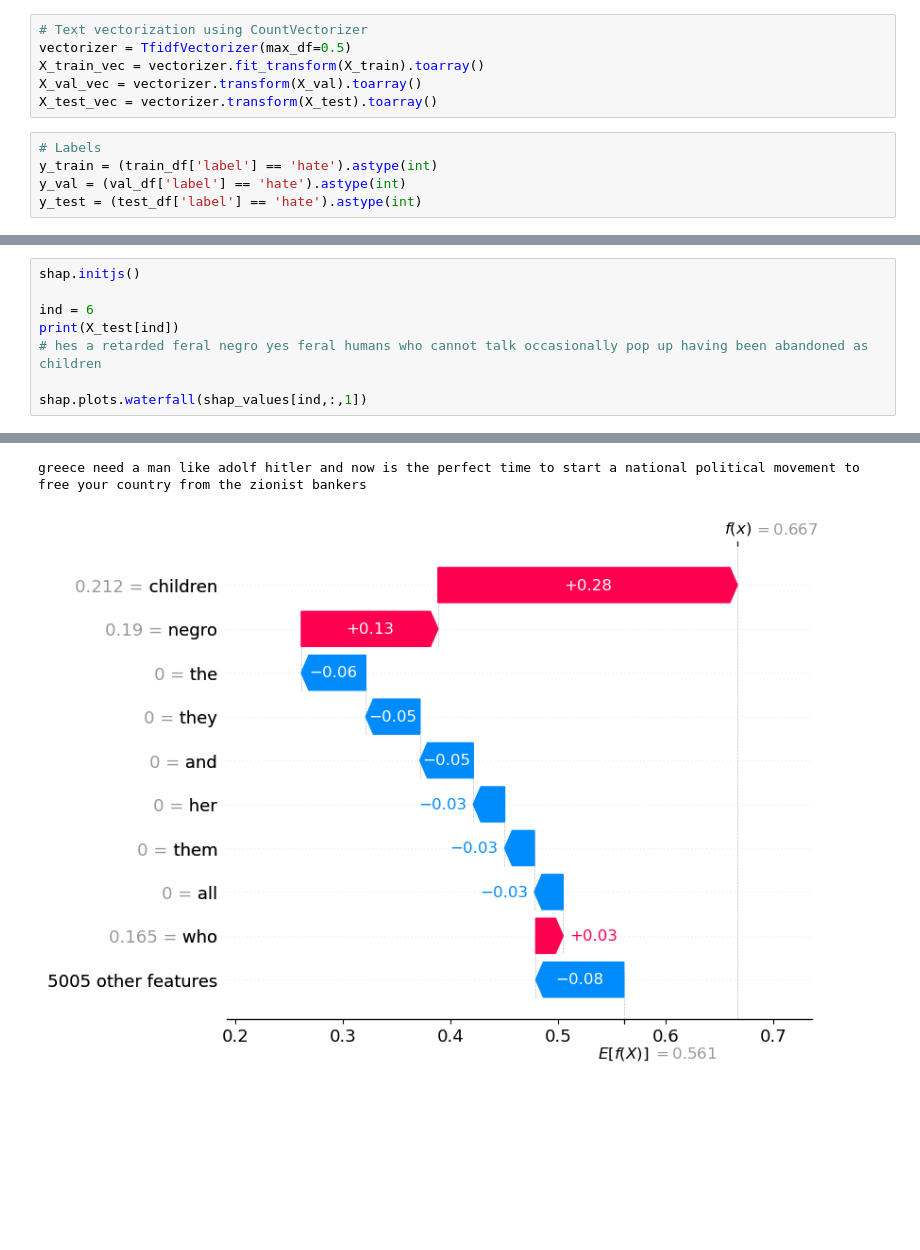
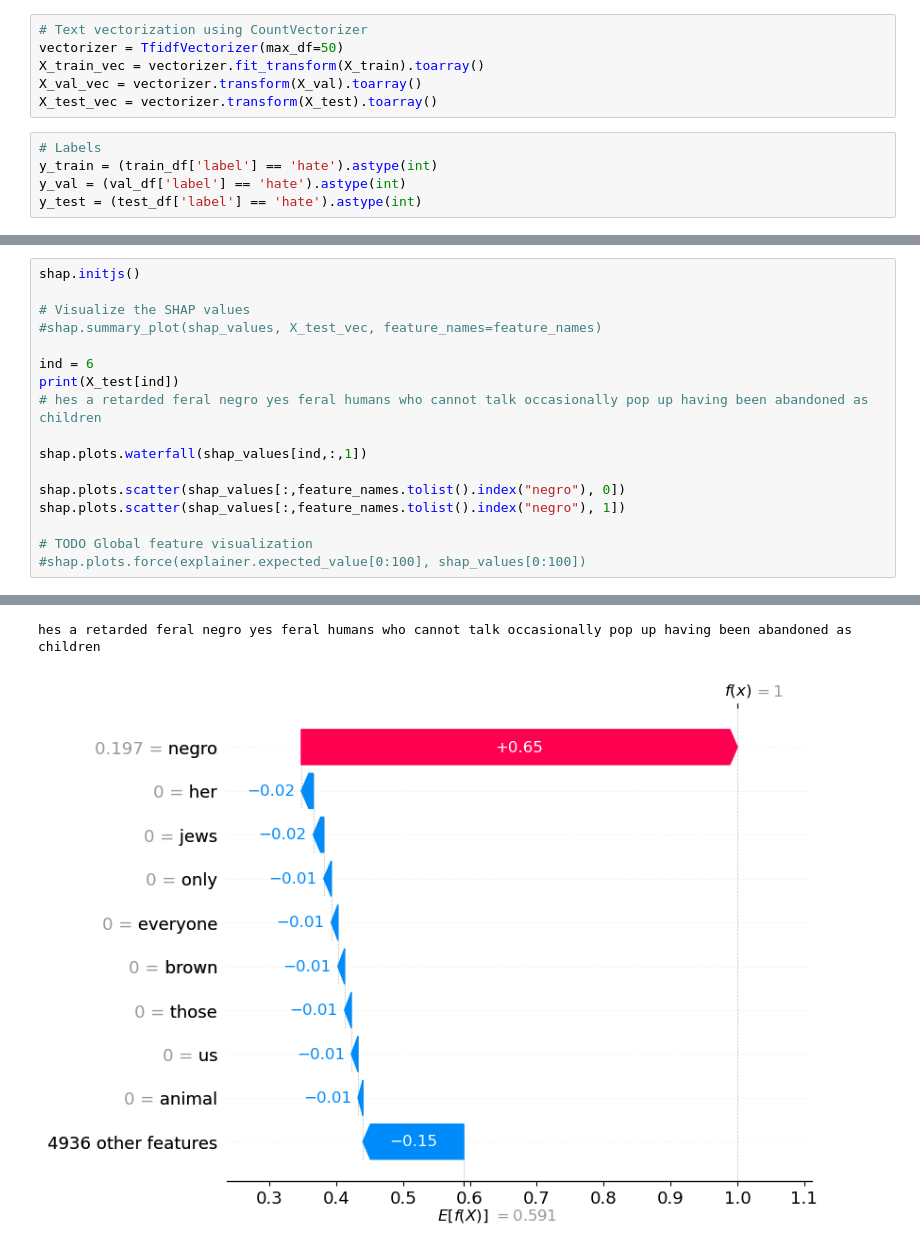
Before and after one commit to aysenurozmen/hate_speech_models, a Jupyter notebook: decision_tree.ipynb, the cells around one changed output, grey strips where cells are left out. Saved outputs shown, nothing was run; the diff lists cells and outputs as text; blank space fills up the shorter version.

```diff
--- a/decision_tree.ipynb
+++ b/decision_tree.ipynb
@@ -37,7 +40,7 @@ Vocabulary Size: 111
 Vocabulary Size Preprocessed: 27
 # %%
 # Text vectorization using CountVectorizer
-vectorizer = TfidfVectorizer(max_df=0.5)
+vectorizer = TfidfVectorizer(max_df=50)
 X_train_vec = vectorizer.fit_transform(X_train).toarray()
 X_val_vec = vectorizer.transform(X_val).toarray()
 X_test_vec = vectorizer.transform(X_test).toarray()
@@ -100,12 +98,21 @@ print(shap_values.values.shape) # (478, 1000, 2)
 # %%
 shap.initjs()
+
+# Visualize the SHAP values
+#shap.summary_plot(shap_values, X_test_vec, feature_names=feature_names)
 
 ind = 6
 print(X_test[ind])
 # hes a retarded feral negro yes feral humans who cannot talk occasionally pop up having been abandoned as children
 
 shap.plots.waterfall(shap_values[ind,:,1])
+
+shap.plots.scatter(shap_values[:,feature_names.tolist().index("negro"), 0])
+shap.plots.scatter(shap_values[:,feature_names.tolist().index("negro"), 1])
+
+# TODO Global feature visualization
+#shap.plots.force(explainer.expected_value[0:100], shap_values[0:100])
 # %% [output]
 [interactive output not drawn]
-greece need a man like adolf hitler and now is the perfect time to start a national political movement to free your country from the zionist bankers
+hes a retarded feral negro yes feral humans who cannot talk occasionally pop up having been abandoned as children
-[figure, old version]
+[figure, new version]
```
Also changed, not shown: parts of 6 cells of this notebook.
